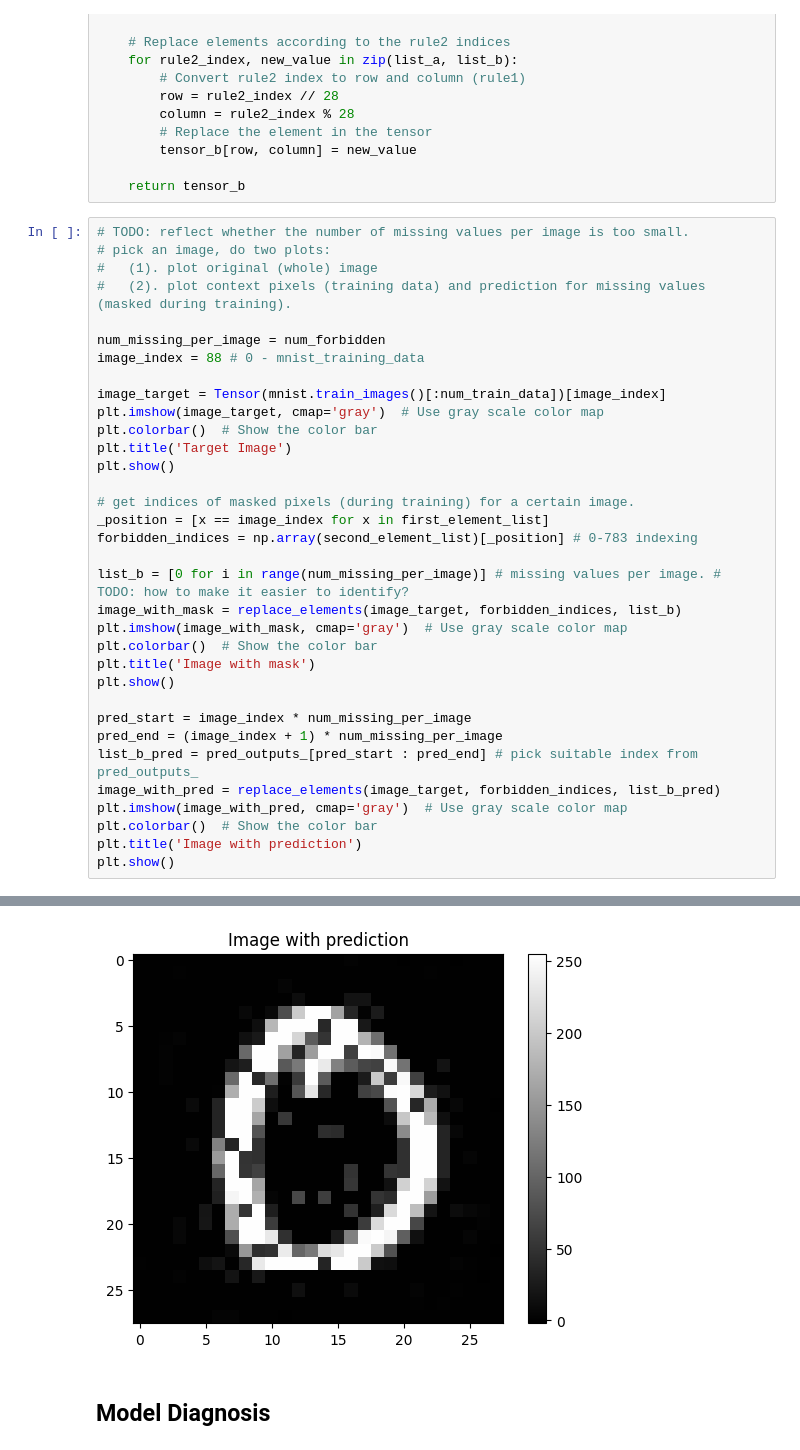
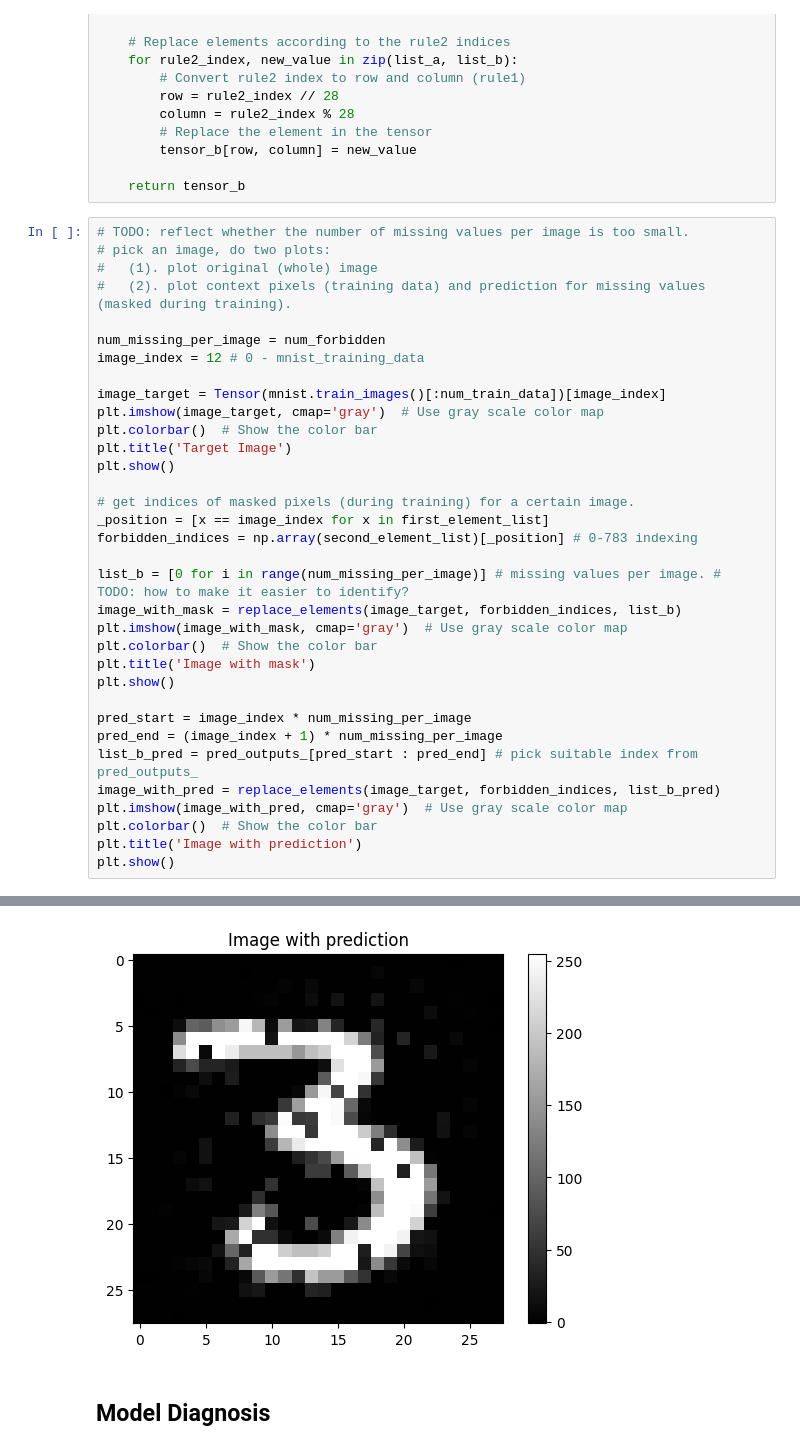
Before and after one commit to XiaoyuJiang17/ScalableLVMOGP, a Jupyter notebook: mnist_data_expri.ipynb, the cells around one changed output, grey strips where cells are left out. Saved outputs shown, nothing was run; the diff lists cells and outputs as text.

```diff
--- a/mnist_data_expri.ipynb
+++ b/mnist_data_expri.ipynb
@@ -180,7 +180,7 @@ def replace_elements(tensor_a, list_a, list_b):
 #   (2). plot context pixels (training data) and prediction for missing values (masked during training).
 
 num_missing_per_image = num_forbidden
-image_index = 88 # 0 - mnist_training_data
+image_index = 12 # 0 - mnist_training_data
 
 image_target = Tensor(mnist.train_images()[:num_train_data])[image_index]
 plt.imshow(image_target, cmap='gray')  # Use gray scale color map
@@ -213,4 +213,4 @@ plt.show()
-[figure, old version]
+[figure, new version]
 # %% [markdown]
 ## Model Diagnosis
 # %% [markdown]
```
Also changed, not shown: parts of 8 cells of this notebook, 1 other file.
